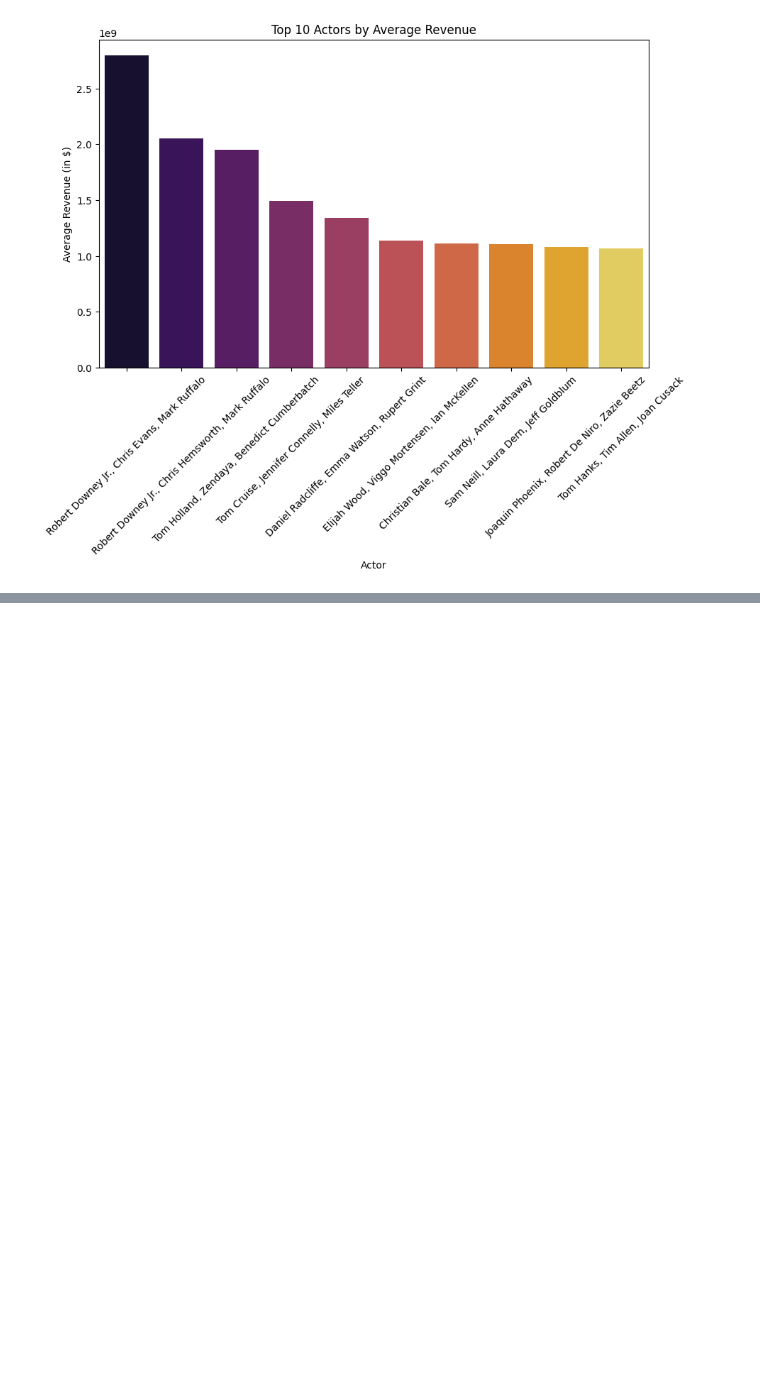
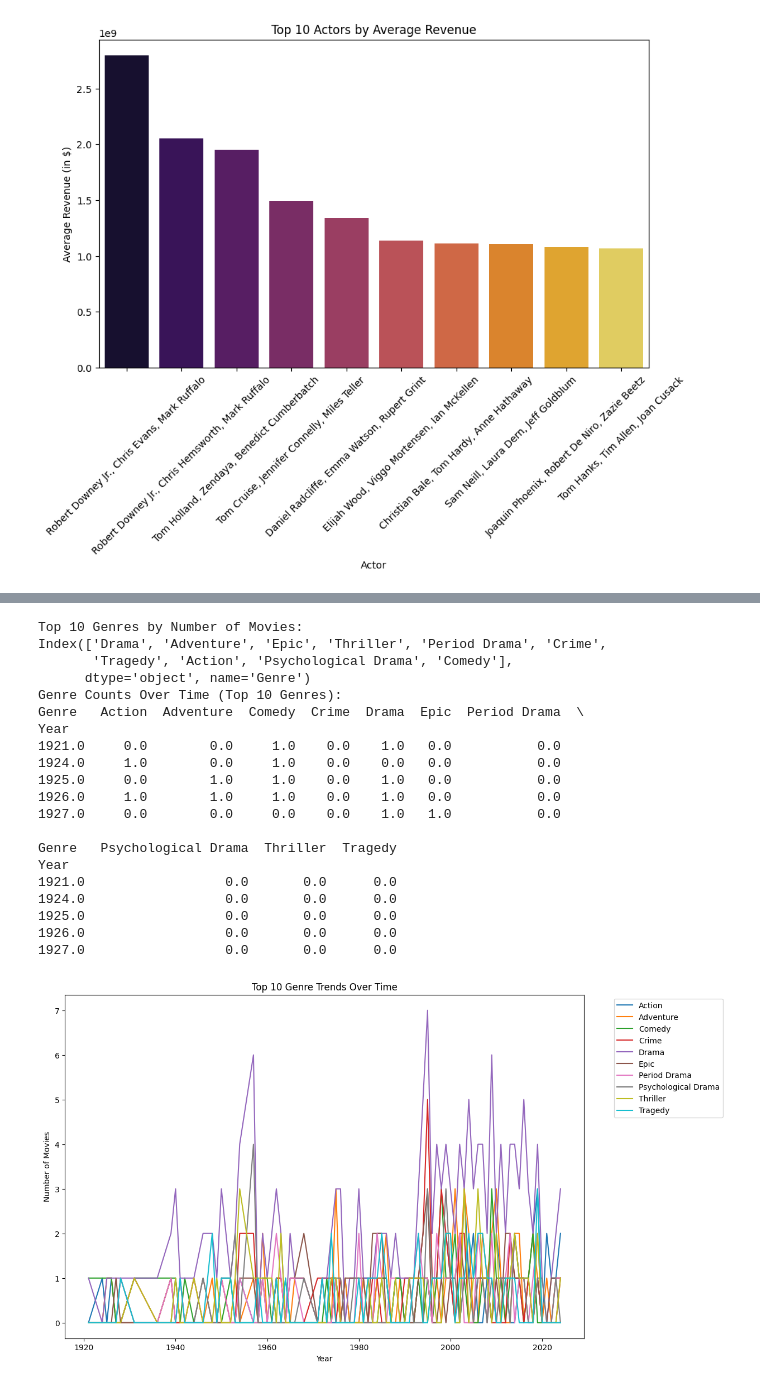
Before and after one commit to lfernando123/EDA-For-IMDbFilms, a Jupyter notebook: notebooks/eda.ipynb, the cells around one changed output, grey strips where cells are left out. Drawn from its saved outputs; the diff is of its cells as text; code cells hidden in the pictures; blank space fills up the shorter version.

```diff
--- a/notebooks/eda.ipynb
+++ b/notebooks/eda.ipynb
@@ -501,0 +532,53 @@ Name: Box Office Revenue, dtype: float64
+# %%
+# Split genres and count their appearances
+df_exploded = df.assign(Genre=df['Genre'].str.split(', ')).explode('Genre')
+
+# Count occurrences of each genre
+genre_counts_total = df_exploded['Genre'].value_counts()
+
+# Get the top 10 genres
+top_10_genres = genre_counts_total.head(10).index
+
+print("Top 10 Genres by Number of Movies:")
+print(top_10_genres)
+
+# Filter for top 10 genres
+df_top_10_genres = df_exploded[df_exploded['Genre'].isin(top_10_genres)]
+
+# Group by Year and Genre, then count occurrences
+genre_counts = df_top_10_genres.groupby(['Year', 'Genre']).size().unstack().fillna(0)
+
+print("Genre Counts Over Time (Top 10 Genres):")
+print(genre_counts.head())
+
+# Plot genre trends over time for top 10 genres
+plt.figure(figsize=(12, 8))
+for genre in genre_counts.columns:
+    sns.lineplot(x=genre_counts.index, y=genre_counts[genre], label=genre)
+plt.title("Top 10 Genre Trends Over Time")
+plt.xlabel("Year")
+plt.ylabel("Number of Movies")
+plt.legend(bbox_to_anchor=(1.05, 1), loc='upper left')
+plt.show()
+# %% [output]
+Top 10 Genres by Number of Movies:
+Index(['Drama', 'Adventure', 'Epic', 'Thriller', 'Period Drama', 'Crime',
+       'Tragedy', 'Action', 'Psychological Drama', 'Comedy'],
+      dtype='object', name='Genre')
+Genre Counts Over Time (Top 10 Genres):
+Genre   Action  Adventure  Comedy  Crime  Drama  Epic  Period Drama  \
+Year
+1921.0     0.0        0.0     1.0    0.0    1.0   0.0           0.0
+1924.0     1.0        0.0     1.0    0.0    0.0   0.0           0.0
+1925.0     0.0        1.0     1.0    0.0    1.0   0.0           0.0
+1926.0     1.0        1.0     1.0    0.0    1.0   0.0           0.0
+1927.0     0.0        0.0     0.0    0.0    1.0   1.0           0.0
+
+Genre   Psychological Drama  Thriller  Tragedy
+Year
+1921.0                  0.0       0.0      0.0
+1924.0                  0.0       0.0      0.0
+1925.0                  0.0       0.0      0.0
+1926.0                  0.0       0.0      0.0
+1927.0                  0.0       0.0      0.0
+[figure, added]
```
Also changed, not shown: parts of 5 cells of this notebook.
